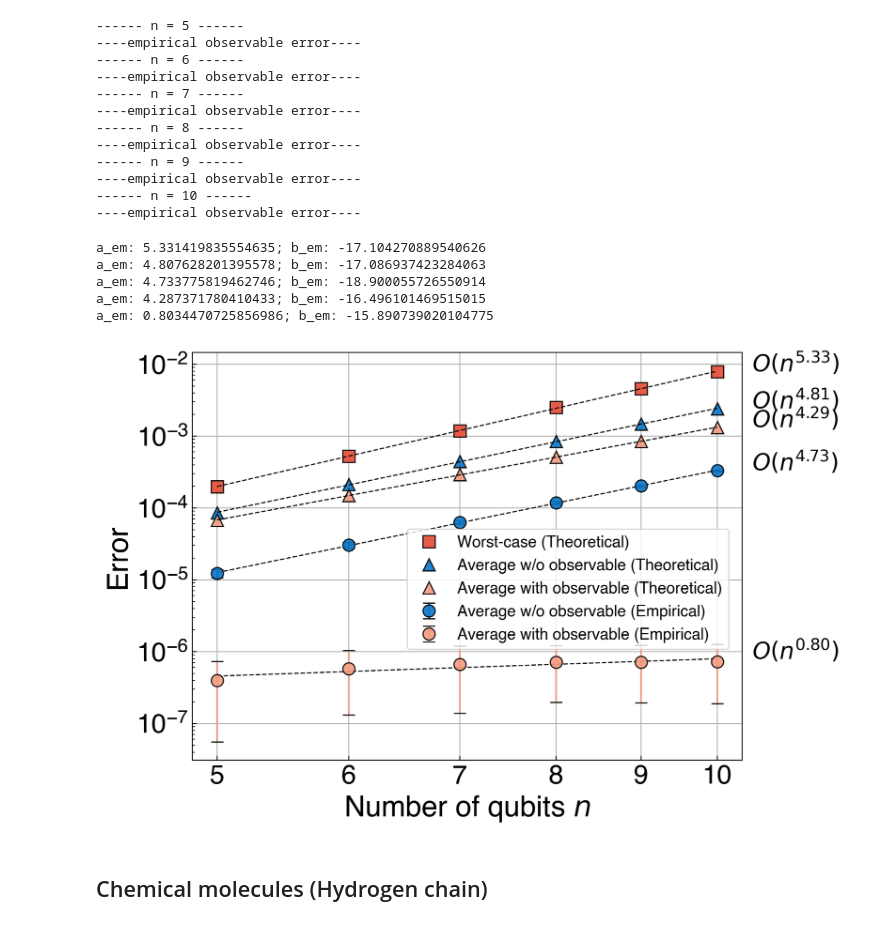
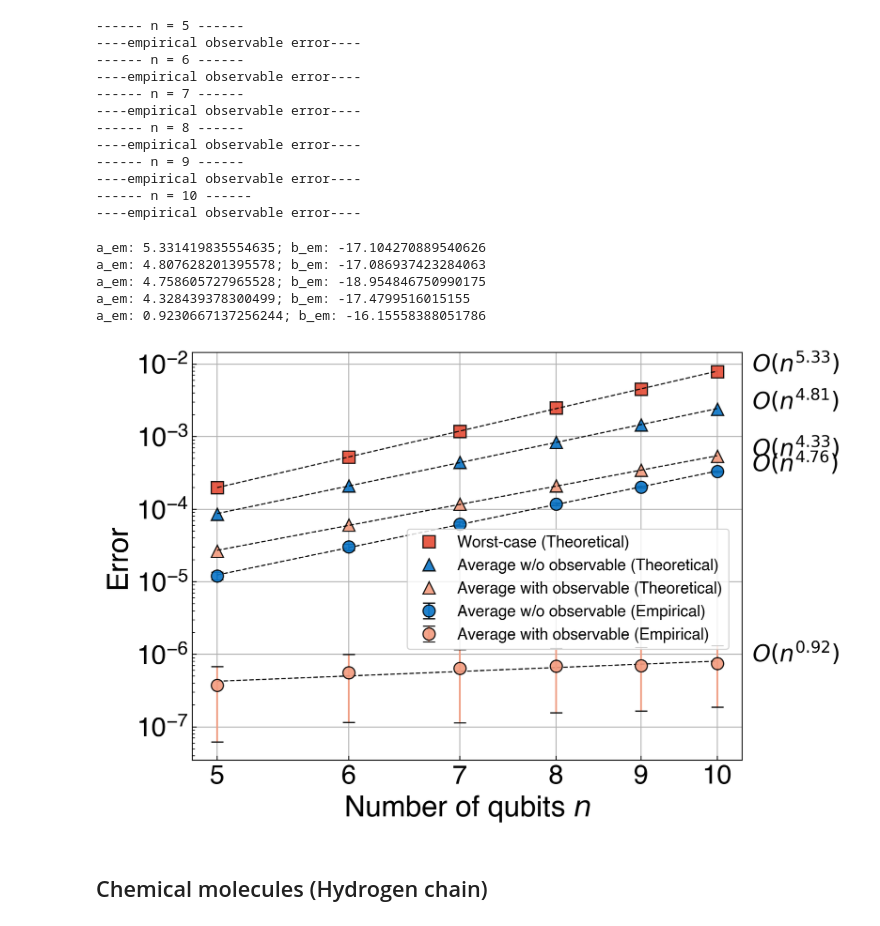
Before and after one commit to Jue-Xu/Trotter-Error-with-Observable, a Jupyter notebook: code/random_input.ipynb, the cells around one changed output. Cells and saved outputs as stored; diff of their text form; code cells hidden in the pictures.

```diff
--- a/code/random_input.ipynb
+++ b/code/random_input.ipynb
@@ -109,41 +115,41 @@ n_list = np.arange(5, n_max+1)
 # read from csv
 # data = pd.read_csv(f'{data_dir}/{prefix}_data_max={n_max}_sample={n_sample}_{suffix}.csv')
 # read from npy
-data = np.load(f'{data_dir}/{prefix}_data_max={n_max}_sample={n_sample}_{suffix}_4norm.npy', allow_pickle=True).item()
+data = np.load(f'{data_dir}/{prefix}_data_max={n_max}_sample={n_sample}_{suffix}_2norm.npy', allow_pickle=True).item()
 
 # # plot results
 plt.rc('legend', fontsize=MEDIUM_SIZE-2)
 fig, ax = plt.subplots(1, 1, figsize=(9, 6), layout='tight')
 # ax.plot(n_list, norm4_list, 's', label='Norm4')
 ax.plot(n_list, data['bnd_worst'], 's', label='Worst-case (Theoretical)', color="#E64B35FF")
 ax.plot(n_list, data['bnd_averg'], '^', label='Average w/o observable (Theoretical)', color="#0A75C7")
 ax.plot(n_list, data['bnd_averg_magn'], '^', label='Average with observable (Theoretical)', color="#F39B7FFF")
 # ax.plot(n_list, data['emp_worst'], 'D', label='Worst-case (Empirical)', color="#E64B35FF")
 ax.errorbar(n_list, data['emp_averg'], data['emp_averg_std'], fmt='o', label='Average w/o observable (Empirical)', capsize=5, color="#0A75C7")
 ax.errorbar(n_list, data['emp_averg_magn'], data['emp_averg_magn_std'], fmt='o', label='Average with observable (Empirical)', capsize=5, color="#F39B7FFF")
 
 plot_fit(ax, n_list, data['bnd_worst'], var=suffix, x_offset=1.05)
 # plot_fit(ax, n_list, data['emp_worst'], var=suffix, x_offset=1.05, y_offset=0.90)
 plot_fit(ax, n_list, data['bnd_averg'], var=suffix, x_offset=1.05)
 plot_fit(ax, n_list, data['emp_averg'], var=suffix, x_offset=1.05)
 plot_fit(ax, n_list, data['bnd_averg_magn'], var=suffix, x_offset=1.05)
 plot_fit(ax, n_list, data['emp_averg_magn'], var=suffix, x_offset=1.05)
 ax.set_xlabel(rf'Number of qubits $n$')
 ax.set_ylabel(rf'Error')
 ax.loglog(); ax.grid()
 ax.set_xticks(n_list)
 ax.get_xaxis().set_major_formatter(mpl.ticker.ScalarFormatter())
 ax.legend(loc='center right', bbox_to_anchor=(0.99, 0.42))
 plt.rc('legend', fontsize=MEDIUM_SIZE-2)
 # ax.legend(loc='center right', bbox_to_anchor=(1.0, 0.32))
 # fig.savefig(f'{figs_dir}/random_{prefix}_max={n_list[-1]}_{suffix}_sample={n_sample}_6lines.pdf', dpi=150, bbox_inches='tight')
 # %% [output]
 a_em: 5.331419835554635; b_em: -17.104270889540626
 a_em: 4.807628201395578; b_em: -17.086937423284063
-a_em: 4.733775819462746; b_em: -18.900055726550914
-a_em: 4.287371780410433; b_em: -16.496101469515015
-a_em: 0.8034470725856986; b_em: -15.890739020104775
+a_em: 4.758605727965528; b_em: -18.954846750990175
+a_em: 4.328439378300499; b_em: -17.4799516015155
+a_em: 0.9230667137256244; b_em: -16.15558388051786
-[figure, old version]
+[figure, new version]
 # %% [markdown]
 ## Chemical molecules (Hydrogen chain)
 # %%
```
Also changed, not shown: parts of 7 cells of this notebook, 33 other files.
